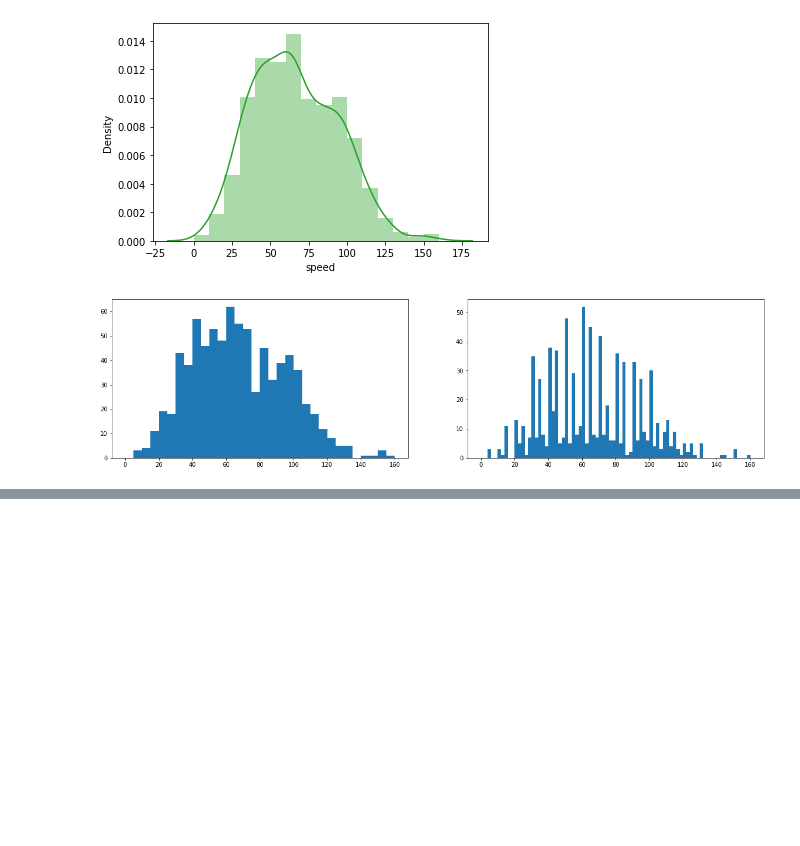
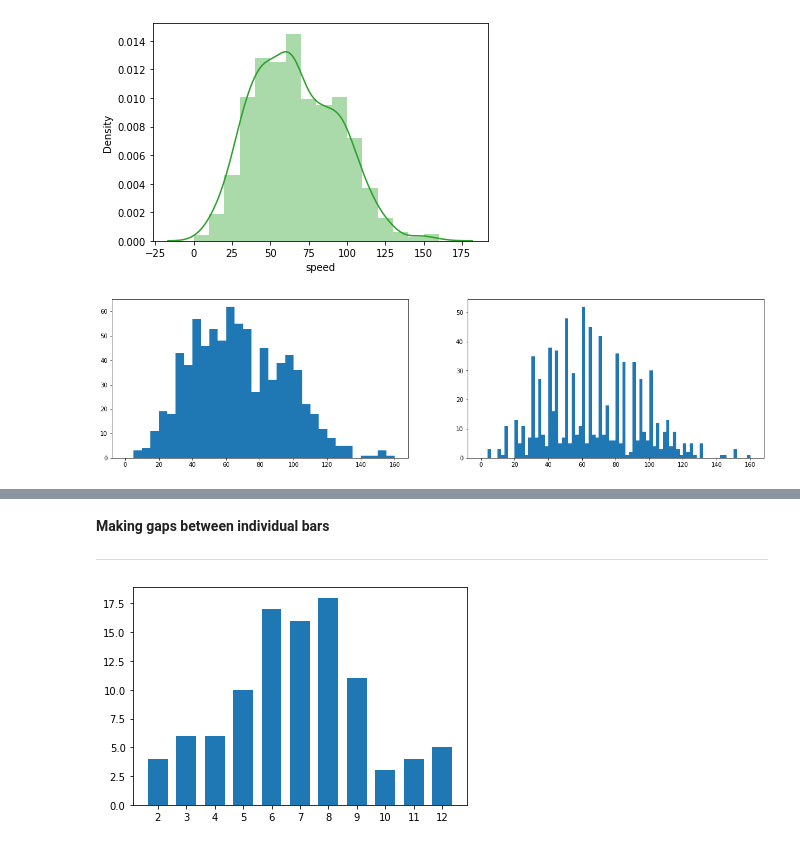
Before and after one commit to Mugi-JB/aws_ml, a Jupyter notebook: Bar_Chart_Practice.ipynb, the cells around one changed output, grey strips where cells are left out. Saved outputs shown, nothing was run; the diff lists cells and outputs as text; code cells hidden in the pictures; blank space fills up the shorter version.

```diff
--- a/Bar_Chart_Practice.ipynb
+++ b/Bar_Chart_Practice.ipynb
@@ -216,0 +277,10 @@ plt.hist(data=pokemon, x='speed', bins=bi);
+# %% [markdown]
+**Making gaps between individual bars**
+
+---
+# %%
+bin_edges = np.arange(die_rolls['Sum'].min()-0.5, die_rolls['Sum'].max()+1.5, 1)
+plt.hist(data=die_rolls, x='Sum', bins = bin_edges, rwidth = 0.7);
+plt.xticks(np.arange(2, 12+1, 1));
+# %% [output]
+[figure, added]
```
Also changed, not shown: parts of 7 cells of this notebook.
